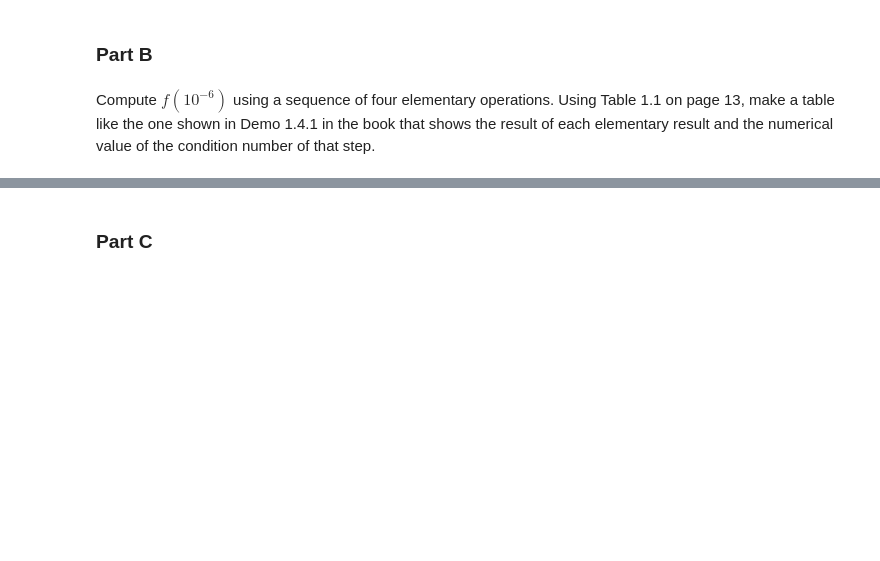
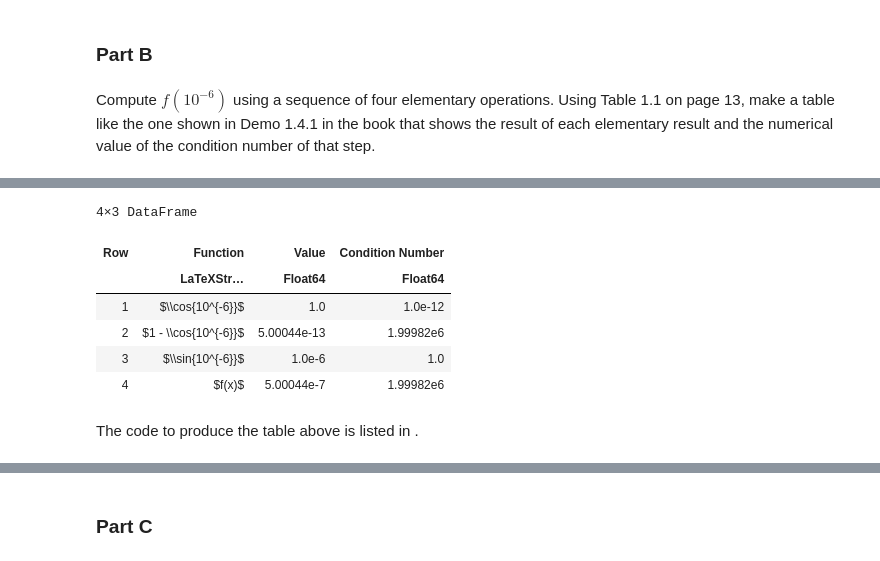
Before and after one commit to jacob-cunningham-ds/me2060, a Jupyter notebook: hw/hw1_code_cunningham.ipynb, the cells around one changed output, grey strips where cells are left out. Saved outputs shown, nothing was run; the diff lists cells and outputs as text; code cells hidden in the pictures; blank space fills up the shorter version.

```diff
--- a/hw/hw1_code_cunningham.ipynb
+++ b/hw/hw1_code_cunningham.ipynb
@@ -790,2 +869,43 @@ Compute $f(10^{-6})$ using a sequence of four elementary operations. Using Table
+# %%
+# Packages used
+import LaTeXStrings as ltx
+import DataFrames as dfs
+
+# Given x
+x = 1e-6
+
+# Elementary function values
+u1 = cos(x)
+u2 = 1 - u1
+u3 = sin(x)
+u4 = u2 / u3
+
+# Elementary function condition numbers
+k_u1 = abs(x * tan(x))
+k_u2 = abs(x) / abs(1 - cos(x))
+k_u3 = abs(x * cot(x))
+k_u4 = k_u2 * k_u3
+
+# Make a dataframe for presentation purposes
+data = Dict(
+    :"Function" => [ltx.L"\cos{10^{-6}}", ltx.L"1 - \cos{10^{-6}}",
+        ltx.L"\sin{10^{-6}}", ltx.L"f(x)"],
+    :"Value" => [u1, u2, u3, u4],
+    :"Condition Number" => [k_u1, k_u2, k_u3, k_u4]
+    )
+
+df_p3b = dfs.DataFrame(data)
+df_p3b = dfs.select(df_p3b, [:"Function", :"Value", :"Condition Number"])
+dfs.display(df_p3b)
+# %% [output]
+4×3 DataFrame
+| Row | Function | Value | Condition Number |
+|  | LaTeXStr… | Float64 | Float64 |
+| 1 | $\\cos{10^{-6}}$ | 1.0 | 1.0e-12 |
+| 2 | $1 - \\cos{10^{-6}}$ | 5.00044e-13 | 1.99982e6 |
+| 3 | $\\sin{10^{-6}}$ | 1.0e-6 | 1.0 |
+| 4 | $f(x)$ | 5.00044e-7 | 1.99982e6 |
+# %% [markdown]
+The code to produce the table above is listed in [](#code-p3b).
 # %% [markdown]
 :::{important} Answer 3B
```
Also changed, not shown: parts of 24 cells of this notebook, 3 other files.
